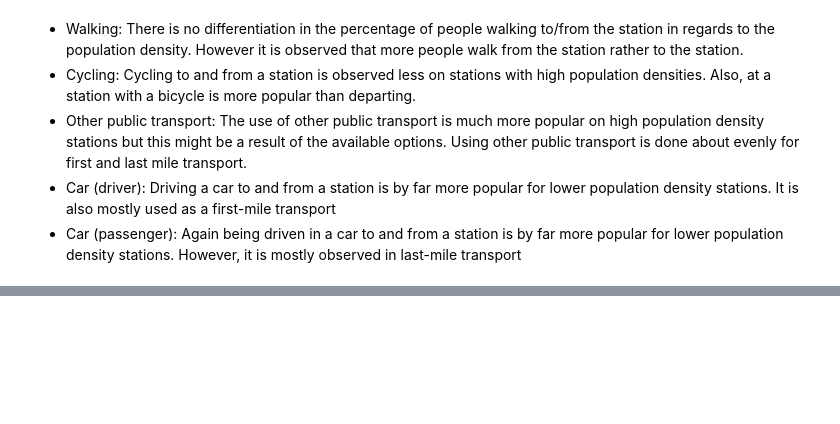
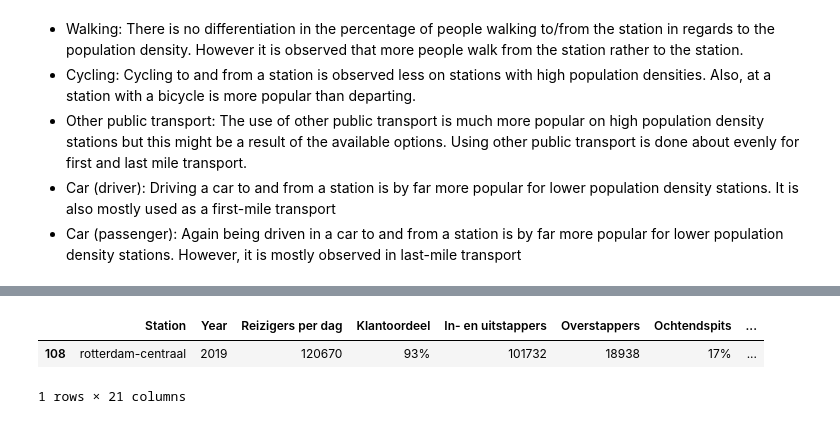
Before and after one commit to Christos02/TIL16, a Jupyter notebook: Project TIL16.ipynb, the cells around one changed output, grey strips where cells are left out. Saved outputs shown, nothing was run; the diff lists cells and outputs as text; code cells hidden in the pictures; blank space fills up the shorter version.

```diff
--- a/Project TIL16.ipynb
+++ b/Project TIL16.ipynb
@@ -241,0 +306,18 @@ plt.show()
+# %%
+df_copy_ns_2019_no_index = df_ns_2019_no_index.copy()
+
+df_copy_ns_2019_no_index['Lopend_voor'] = df_ns_2019_no_index['Lopend_voor'].str.rstrip('%').astype(float) / 100
+df_copy_ns_2019_no_index['Lopend_na'] = df_ns_2019_no_index['Lopend_na'].str.rstrip('%').astype(float) / 100
+df_copy_ns_2019_no_index['Fiets_voor'] = df_ns_2019_no_index['Fiets_voor'].str.rstrip('%').astype(float) / 100
+df_copy_ns_2019_no_index['Fiets_na'] = df_ns_2019_no_index['Fiets_na'].str.rstrip('%').astype(float)/ 100
+df_copy_ns_2019_no_index['Bus/tram/metro_voor'] = df_ns_2019_no_index['Bus/tram/metro_voor'].str.rstrip('%').astype(float)/100
+df_copy_ns_2019_no_index['Bus/tram/metro_na'] = df_ns_2019_no_index['Bus/tram/metro_na'].str.rstrip('%').astype(float) / 100
+df_copy_ns_2019_no_index['Auto (bestuurder)_voor'] = df_ns_2019_no_index['Auto (bestuurder)_voor'].str.rstrip('%').astype(float) /100
+df_copy_ns_2019_no_index['Auto (bestuurder)_na'] = df_ns_2019_no_index['Auto (bestuurder)_na'].str.rstrip('%').astype(float) /100
+df_copy_ns_2019_no_index['Auto (passagier)_voor'] = df_ns_2019_no_index['Auto (passagier)_voor'].str.rstrip('%').astype(float) / 100
+df_copy_ns_2019_no_index['Auto (passagier)_na'] = df_ns_2019_no_index['Auto (passagier)_na'].str.rstrip('%').astype(float) / 100
+df_copy_ns_2019_no_index['(Deel)taxi_voor'] = df_ns_2019_no_index['(Deel)taxi_voor'].str.rstrip('%').astype(float) / 100
+df_copy_ns_2019_no_index['(Deel)taxi_na'] = df_ns_2019_no_index['(Deel)taxi_na'].str.rstrip('%').astype(float)/ 100
+
+data_types = df_copy_ns_2019_no_index.applymap(type)
+print(data_types)
@@ -241,0 +372,32 @@ plt.show()
+# %%
+# Create a grouped bar chart using Plotly
+df_copy_ns_2019_delft_no_index = df_copy_ns_2019_no_index[df_copy_ns_2019_no_index['Station'] == 'rotterdam-centraal']
+display(df_copy_ns_2019_no_index[df_copy_ns_2019_no_index['Station'] == 'rotterdam-centraal'])
+fig = px.bar(df_copy_ns_2019_delft_no_index, x='Station', y=['Lopend_voor', 'Lopend_na','Fiets_voor', 'Fiets_na',
+                                                             'Bus/tram/metro_voor', 'Bus/tram/metro_na', 'Auto (bestuurder)_voor',
+                                                             'Auto (bestuurder)_na', 'Auto (passagier)_voor', 'Auto (passagier)_na',
+                                                             '(Deel)taxi_voor', '(Deel)taxi_na'],
+             color_discrete_sequence = ['burlywood', 'peru', 'violet', 'fuchsia', 'powderblue', 'lightskyblue', 'salmon', 'indianred', 'bisque', 'gold', 'lightgreen', 'yellowgreen'],
+                             barmode='group')
+
+
+# Update text labels
+fig.update_traces(
+    texttemplate='%{value:.0%}',
+    textposition='outside'
+)
+
+
+fig.update_layout(
+    xaxis_title='Station',
+    yaxis_title='Percentage',
+    yaxis_tickformat='.0%',
+    title='Last and First Mile Percentages by Station and Mode'
+)
+
+fig.update_layout()
+fig.show()
+# %% [output]
+|  | Station | Year | Reizigers per dag | Klantoordeel | In- en uitstappers | Overstappers | Ochtendspits | ... |
+| 108 | rotterdam-centraal | 2019 | 120670 | 93% | 101732 | 18938 | 17% | ... |
+1 rows × 21 columns
```
Also changed, not shown: parts of 13 cells of this notebook.
